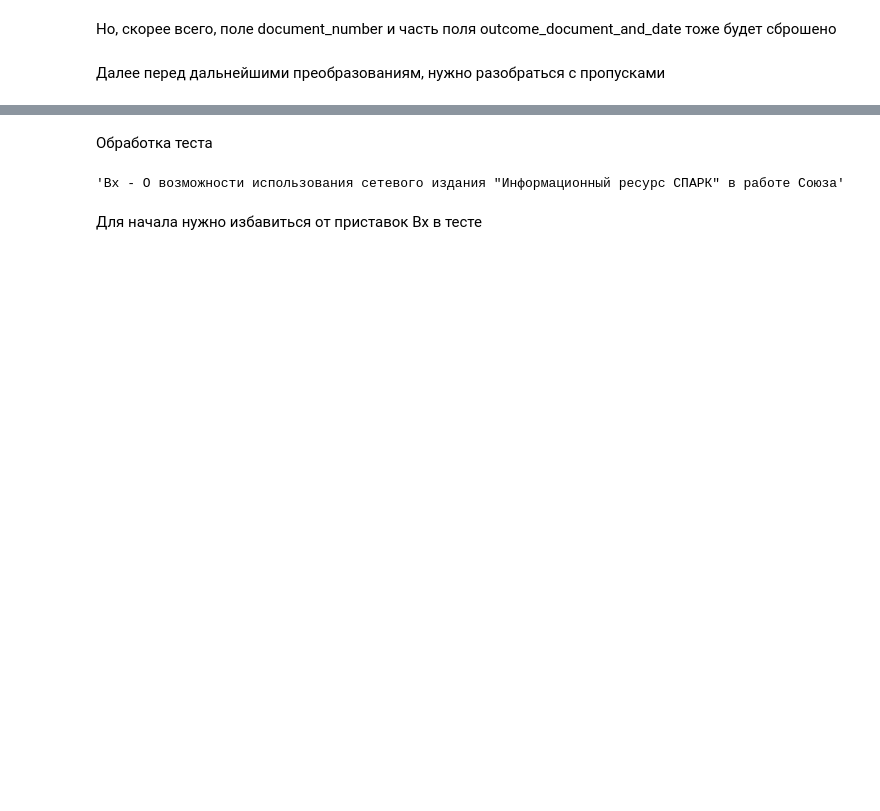
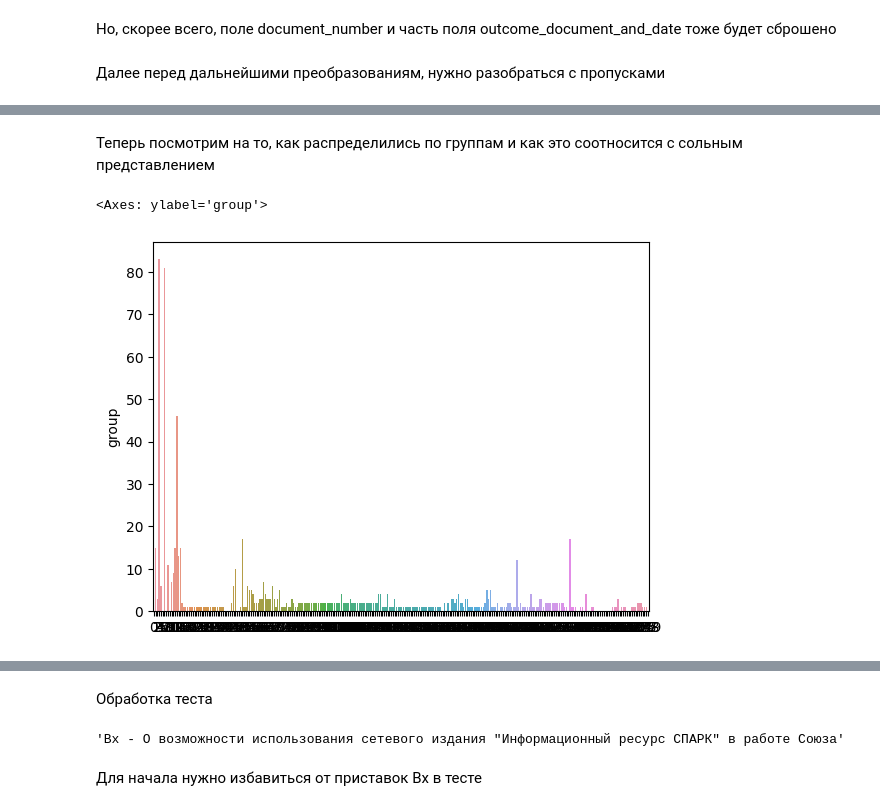
Before and after one commit to Bricks666/big-data, a Jupyter notebook: src/wsr/notebook.ipynb, the cells around one changed output, grey strips where cells are left out. Cells and saved outputs as stored; diff of their text form; code cells hidden in the pictures; blank space fills up the shorter version.

```diff
--- a/src/wsr/notebook.ipynb
+++ b/src/wsr/notebook.ipynb
@@ -556,0 +160,2 @@ Name: count, Length: 161, dtype: int64
+# %%
+receivers = {}
@@ -556,0 +179,18 @@ Name: count, Length: 161, dtype: int64
+# %%
+collective_receivers = 0
+
+for receiver in df.receiver:
+    recs = split_receiver(receiver)
+    is_group = is_group_receiver(recs)
+
+    for rec in recs:
+        add_entry(rec, is_group)
+
+receivers_df = pd.DataFrame(receivers).T
+# %% [markdown]
+Теперь посмотрим на то, как распределились по группам и как это соотносится с сольным представлением
+# %%
+sb.barplot(x=list(range(len(receivers_df.index))), y=receivers_df.group)
+# %% [output]
+<Axes: ylabel='group'>
+[figure, added]
```
Also changed, not shown: parts of 194 cells of this notebook, 2 other files.
